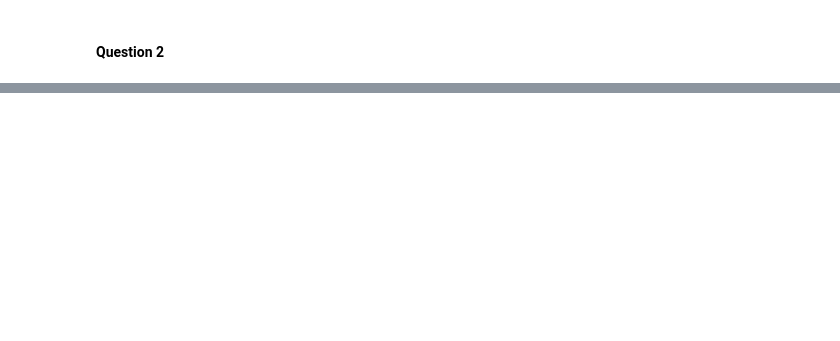
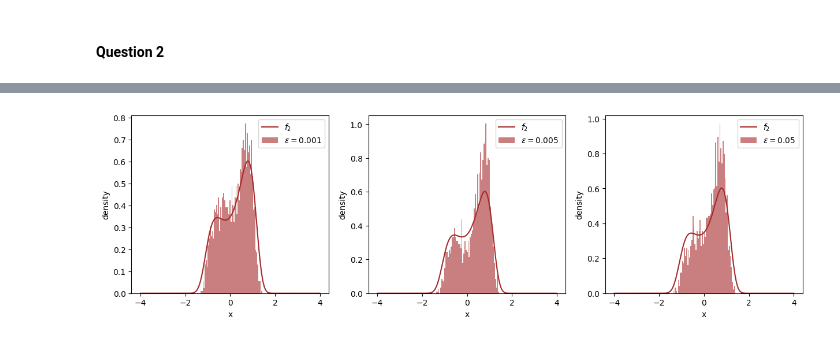
Before and after one commit to pgundral/apma-1690, a Jupyter notebook: hw5/scripts.ipynb, the cells around one changed output, grey strips where cells are left out. Cells and saved outputs as stored; diff of their text form; code cells hidden in the pictures; blank space fills up the shorter version.

```diff
--- a/hw5/scripts.ipynb
+++ b/hw5/scripts.ipynb
@@ -281,0 +327,17 @@ for ax in axes:
+# %%
+f2_malgv_e1 = run_metro_lgv(f=f2, dV=dV2, e=0.001)
+f2_malgv_e2 = run_metro_lgv(f=f2, dV=dV2, e=0.005)
+f2_malgv_e3 = run_metro_lgv(f=f2, dV=dV2, e=0.05)
+# %%
+fig, axes = plt.subplots(1, 3, figsize=(15, 4))
+
+for ax,data,e in zip(axes, (f2_malgv_e1, f2_malgv_e2, f2_malgv_e3), ('0.001','0.005','0.05')):
+    ax.plot(f2_x, f2_y, color='brown', label='$f_2$')
+    ax.hist(data, density=True, bins=60, alpha=0.6, color='brown', label=f'$ε={e}$')
+    ax.set_xlabel('x')
+    ax.set_ylabel('density')
+    ax.legend()
+
+plt.show()
+# %% [output]
+[figure, added]
```
Also changed, not shown: parts of 14 cells of this notebook, 6 other files.
